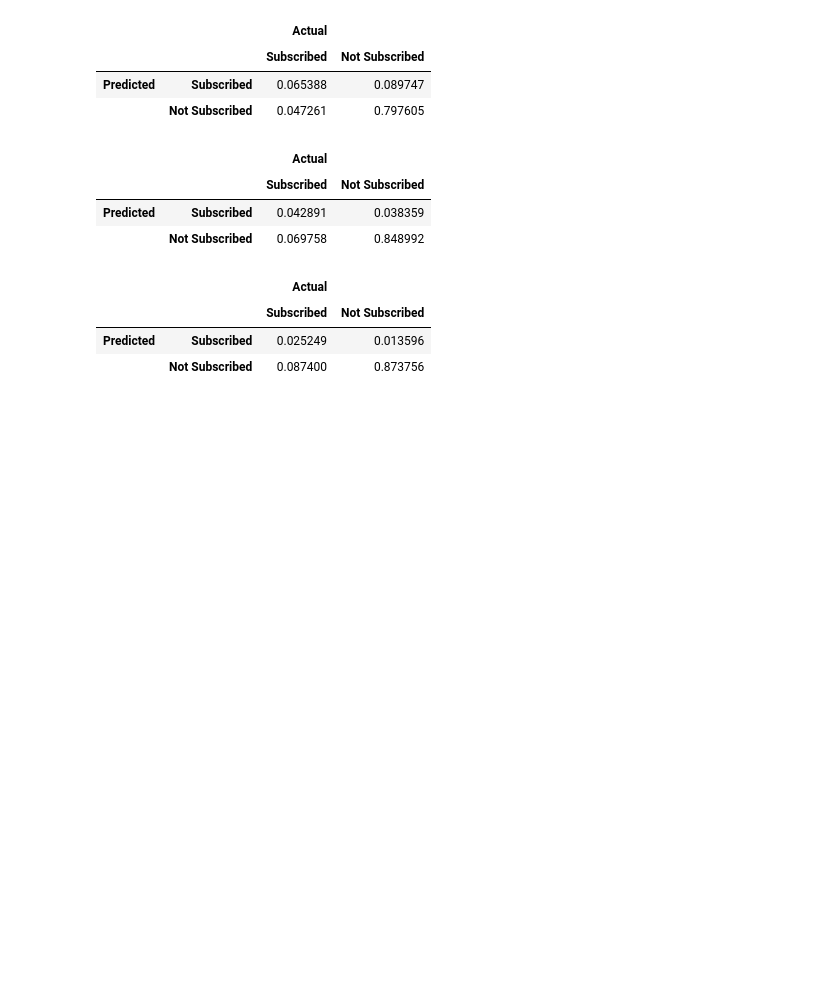
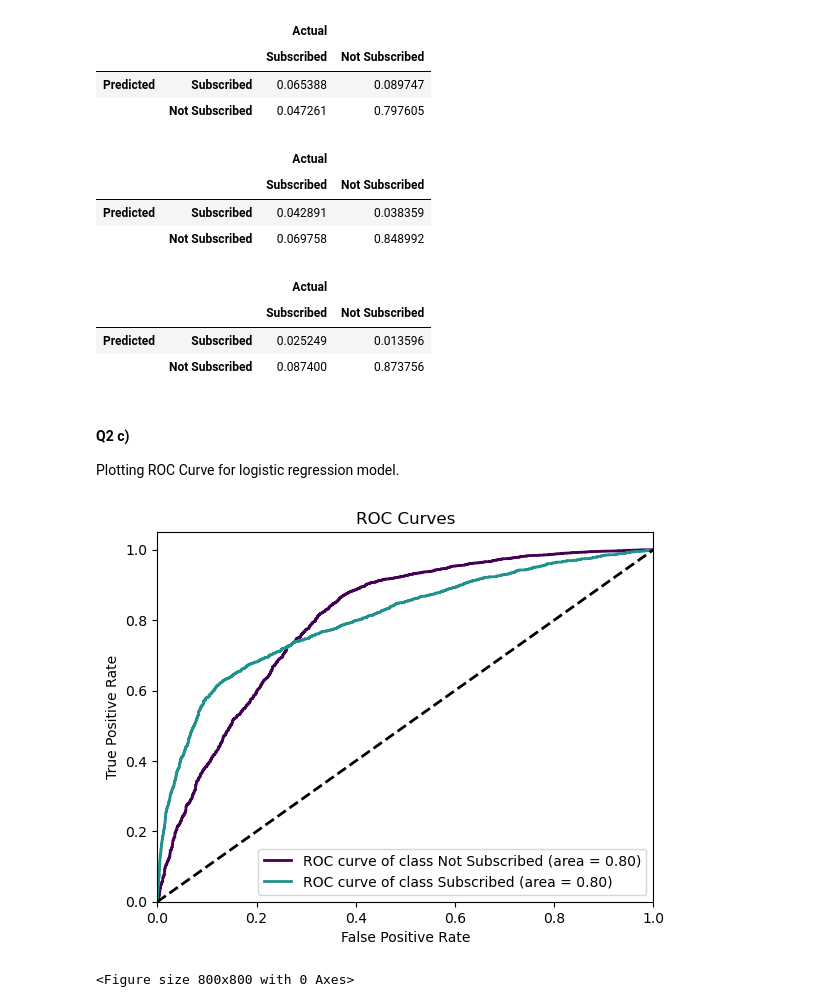
Before and after one commit to gav-conn/ML-Group-Project, a Jupyter notebook: main.ipynb, the cells around one changed output. Saved outputs shown, nothing was run; the diff lists cells and outputs as text; code cells hidden in the pictures; blank space fills up the shorter version.

Commit message:
Completed Q2 c)
Plot ROC Curve

```diff
--- a/main.ipynb
+++ b/main.ipynb
@@ -258,9 +254,6 @@ confusion
 | Predicted | Subscribed | 0.076718 | 0.177227 |
 |  | Not Subscribed | 0.035931 | 0.710124 |
 # %%
-df_test_X = pd.get_dummies(df_test_X, drop_first=True)
-
-prob_est = model.predict_proba(df_test_X)[:,1]
 df_pred_test = pd.concat([pd.Series(np.zeros(len(df_test_Y), dtype=int), name='classification'), df_test_Y.reset_index(drop=True)], axis=1)
 df_pred_test.loc[prob_est>0.2, 'classification'] = 1
 
@@ -275,9 +268,6 @@ confusion
 | Predicted | Subscribed | 0.065388 | 0.089747 |
 |  | Not Subscribed | 0.047261 | 0.797605 |
 # %%
-df_test_X = pd.get_dummies(df_test_X, drop_first=True)
-
-prob_est = model.predict_proba(df_test_X)[:,1]
 df_pred_test = pd.concat([pd.Series(np.zeros(len(df_test_Y), dtype=int), name='classification'), df_test_Y.reset_index(drop=True)], axis=1)
 df_pred_test.loc[prob_est>0.35, 'classification'] = 1
 
@@ -292,9 +282,6 @@ confusion
 | Predicted | Subscribed | 0.042891 | 0.038359 |
 |  | Not Subscribed | 0.069758 | 0.848992 |
 # %%
-df_test_X = pd.get_dummies(df_test_X, drop_first=True)
-
-prob_est = model.predict_proba(df_test_X)[:,1]
 df_pred_test = pd.concat([pd.Series(np.zeros(len(df_test_Y), dtype=int), name='classification'), df_test_Y.reset_index(drop=True)], axis=1)
 df_pred_test.loc[prob_est>0.5, 'classification'] = 1
 
@@ -308,3 +295,19 @@ confusion
 |  |  | Subscribed | Not Subscribed |
 | Predicted | Subscribed | 0.025249 | 0.013596 |
 |  | Not Subscribed | 0.087400 | 0.873756 |
+# %% [markdown]
+#### Q2 c)
+
+Plotting ROC Curve for logistic regression model.
+# %%
+probas_est = model.predict_proba(df_test_X)
+
+labels = df_test_Y.copy()
+labels.loc[labels==0] = 'Not Subscribed'
+labels.loc[labels==1] = 'Subscribed'
+
+skplt.metrics.plot_roc(labels, probas_est, plot_micro=False, plot_macro=False, cmap='viridis')
+plt.show()
+# %% [output]
+[figure, added]
+<Figure size 800x800 with 0 Axes>
```
Also changed, not shown: parts of 7 cells of this notebook.
